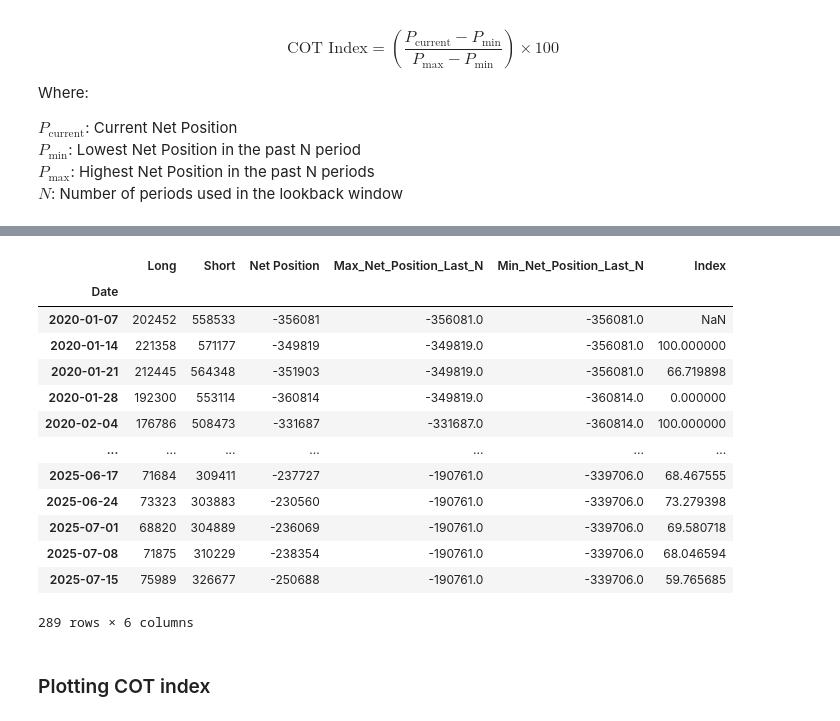
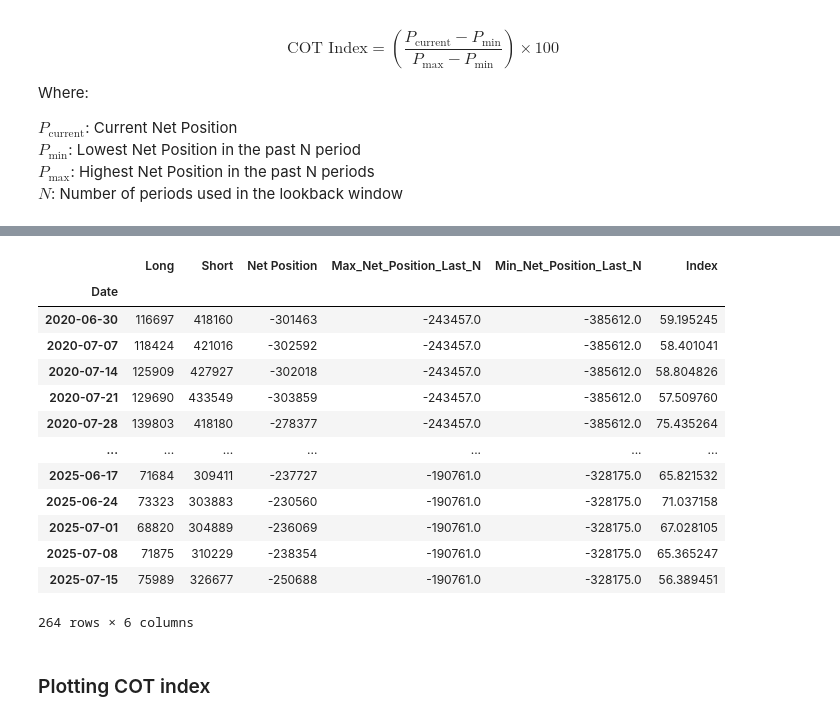
Before and after one commit to mod7ex/COT-analysis, a Jupyter notebook: index.ipynb, the cells around one changed output, grey strips where cells are left out. Cells and saved outputs as stored; diff of their text form; code cells hidden in the pictures.

```diff
--- a/index.ipynb
+++ b/index.ipynb
@@ -85,30 +93,30 @@ $ N $: Number of periods used in the lookback window
 # %%
-window = f"{365}D"  # or whatever number of periods you want
+window = 26 # Rolling window for the last N weeks
 
 commercials_df['Max_Net_Position_Last_N'] = commercials_df['Net Position'].rolling(window=window).max()
 
 commercials_df['Min_Net_Position_Last_N'] = commercials_df['Net Position'].rolling(window=window).min()
 
-# commercials_df.dropna(inplace=True)
+commercials_df.dropna(inplace=True)
 
 commercials_df['Index'] = 100 * (commercials_df['Net Position'] - commercials_df['Min_Net_Position_Last_N'])/(commercials_df['Max_Net_Position_Last_N'] - commercials_df['Min_Net_Position_Last_N'])
 
 commercials_df
 # %% [output]
 |  | Long | Short | Net Position | Max_Net_Position_Last_N | Min_Net_Position_Last_N | Index |
 | Date |  |  |  |  |  |  |
-| 2020-01-07 | 202452 | 558533 | -356081 | -356081.0 | -356081.0 | NaN |
-| 2020-01-14 | 221358 | 571177 | -349819 | -349819.0 | -356081.0 | 100.000000 |
-| 2020-01-21 | 212445 | 564348 | -351903 | -349819.0 | -356081.0 | 66.719898 |
-| 2020-01-28 | 192300 | 553114 | -360814 | -349819.0 | -360814.0 | 0.000000 |
-| 2020-02-04 | 176786 | 508473 | -331687 | -331687.0 | -360814.0 | 100.000000 |
+| 2020-06-30 | 116697 | 418160 | -301463 | -243457.0 | -385612.0 | 59.195245 |
+| 2020-07-07 | 118424 | 421016 | -302592 | -243457.0 | -385612.0 | 58.401041 |
+| 2020-07-14 | 125909 | 427927 | -302018 | -243457.0 | -385612.0 | 58.804826 |
+| 2020-07-21 | 129690 | 433549 | -303859 | -243457.0 | -385612.0 | 57.509760 |
+| 2020-07-28 | 139803 | 418180 | -278377 | -243457.0 | -385612.0 | 75.435264 |
 | ... | ... | ... | ... | ... | ... | ... |
-| 2025-06-17 | 71684 | 309411 | -237727 | -190761.0 | -339706.0 | 68.467555 |
-| 2025-06-24 | 73323 | 303883 | -230560 | -190761.0 | -339706.0 | 73.279398 |
-| 2025-07-01 | 68820 | 304889 | -236069 | -190761.0 | -339706.0 | 69.580718 |
-| 2025-07-08 | 71875 | 310229 | -238354 | -190761.0 | -339706.0 | 68.046594 |
-| 2025-07-15 | 75989 | 326677 | -250688 | -190761.0 | -339706.0 | 59.765685 |
+| 2025-06-17 | 71684 | 309411 | -237727 | -190761.0 | -328175.0 | 65.821532 |
+| 2025-06-24 | 73323 | 303883 | -230560 | -190761.0 | -328175.0 | 71.037158 |
+| 2025-07-01 | 68820 | 304889 | -236069 | -190761.0 | -328175.0 | 67.028105 |
+| 2025-07-08 | 71875 | 310229 | -238354 | -190761.0 | -328175.0 | 65.365247 |
+| 2025-07-15 | 75989 | 326677 | -250688 | -190761.0 | -328175.0 | 56.389451 |
-289 rows × 6 columns
+264 rows × 6 columns
 # %% [markdown]
 ### Plotting COT index
 # %%
```
Also changed, not shown: parts of 8 cells of this notebook.
